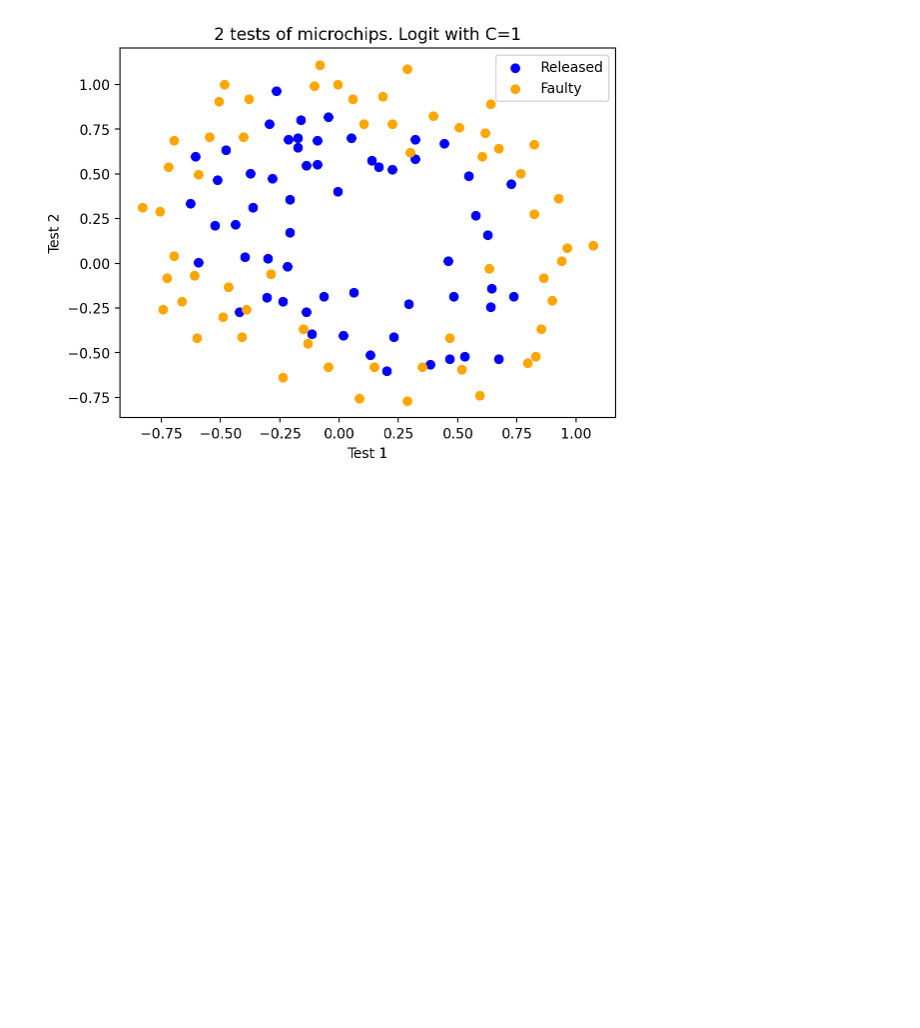
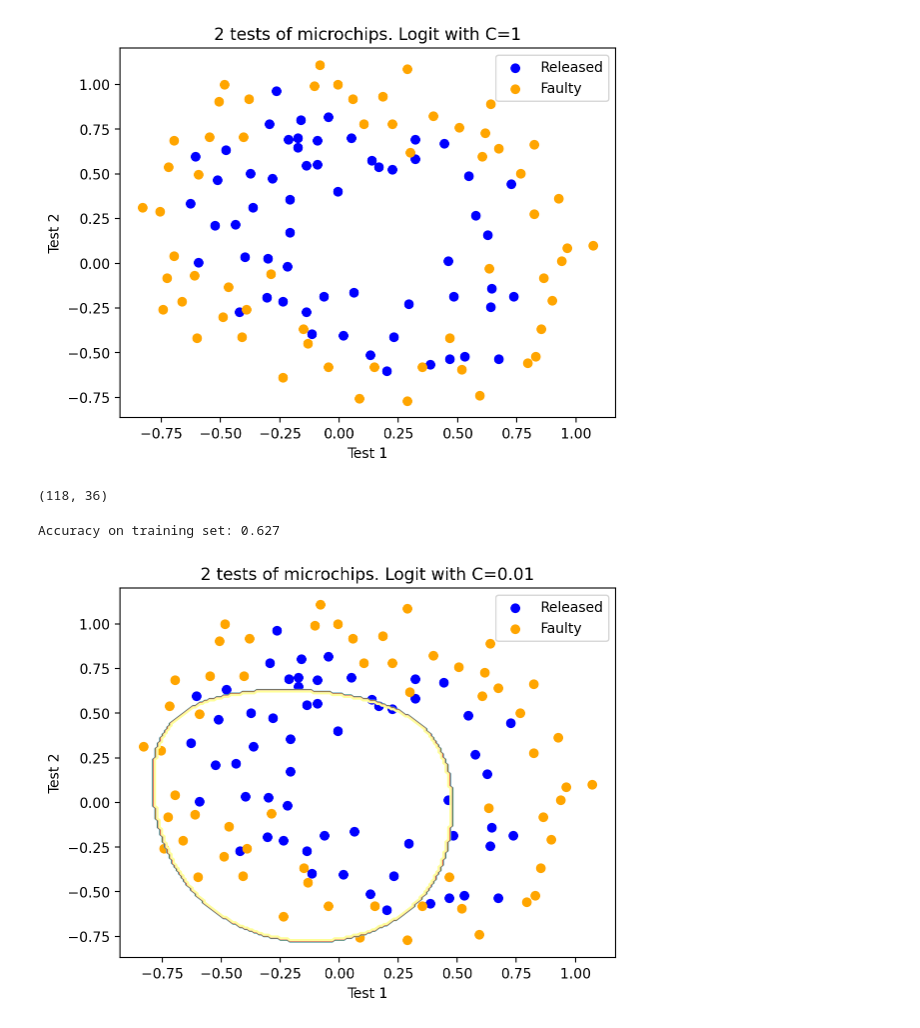
Before and after one commit to rahulrajesh131999/ai-ml-dl-journey, a Jupyter notebook: topic4/Logistic Regression Regularization/logistic-regression-regularization.ipynb, the cells around one changed output. Drawn from its saved outputs; the diff is of its cells as text; code cells hidden in the pictures; blank space fills up the shorter version.

```diff
--- a/topic4/Logistic Regression Regularization/logistic-regression-regularization.ipynb
+++ b/topic4/Logistic Regression Regularization/logistic-regression-regularization.ipynb
@@ -139,3 +139,46 @@ plt.legend()
 # %% [output]
 <matplotlib.legend.Legend at 0x...>
 [figure]
+# %%
+# defining a function to display seperating curve for the classifier
+
+def plot_boundary(clf, X, y, grid_step=0.01, poly_featurizer=None):
+    x_min, x_max = X[:,0].min() - 0.1, X[:,0].max() + 0.1
+    y_min, y_max = X[:,1].min() - 0.1, X[:,1].max() + 0.1
+    xx, yy = np.meshgrid(
+        np.arange(x_min,x_max, grid_step) , np.arange(y_min, y_max, grid_step)
+    )
+
+    # to every point from [x_min, m_max]x[y_min, y_max]
+    # we put in correspondence its own color
+
+    Z = clf.predict(poly_featurizer.transform(np.c_[xx.ravel(), yy.ravel()]))
+    Z = Z.reshape(xx.shape)
+    plt.contour(xx, yy, Z, cmap=plt.cm.Paired)
+# %%
+poly = PolynomialFeatures(degree=7)
+X_poly = poly.fit_transform(X)
+# %%
+X_poly.shape
+# %% [output]
+(118, 36)
+# %%
+# lets train logistic regression with regularization parameter C = 10 ** -2
+
+C = 1e-2
+logit = LogisticRegression(C=C, random_state=17)
+logit.fit(X_poly,y)
+
+plot_boundary(logit, X, y,  grid_step=0.01, poly_featurizer=poly)
+
+plt.scatter(X[y == 1, 0], X[y == 1, 1], c="blue", label="Released")
+plt.scatter(X[y == 0, 0], X[y == 0, 1], c="orange", label="Faulty")
+plt.xlabel("Test 1")
+plt.ylabel("Test 2")
+plt.title("2 tests of microchips. Logit with C=%s" % C)
+plt.legend()
+
+print("Accuracy on training set:", round(logit.score(X_poly, y), 3))
+# %% [output]
+Accuracy on training set: 0.627
+[figure, added]
```
Also changed, not shown: parts of 9 cells of this notebook, 3 other files.
